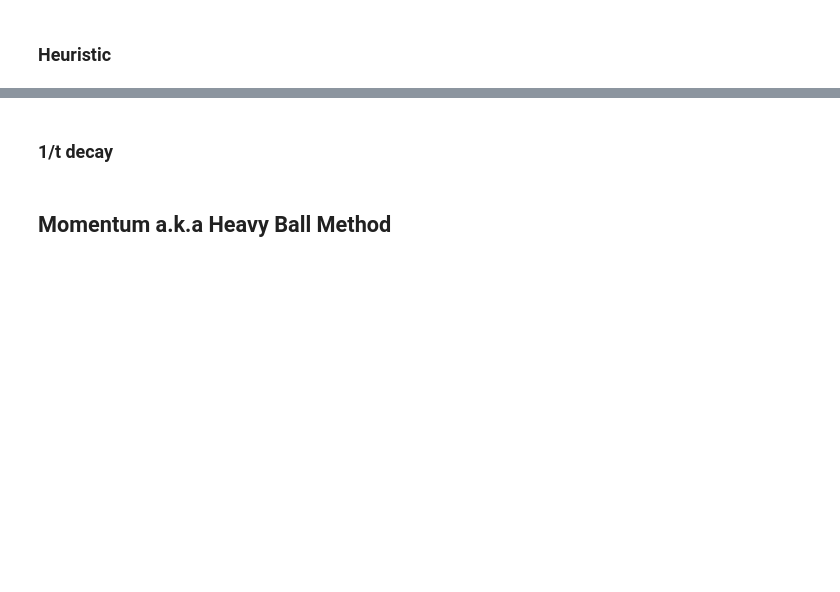
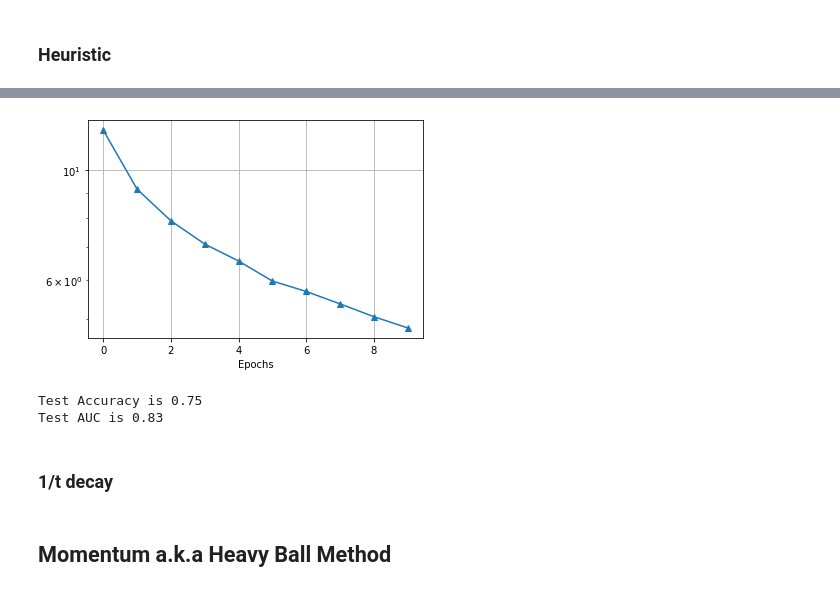
Before and after one commit to simonCodeZzz/DSA4212_Assignment1, a Jupyter notebook: assignment_1_celeba_Model.ipynb, the cells around one changed output, grey strips where cells are left out. Drawn from its saved outputs; the diff is of its cells as text; code cells hidden in the pictures; blank space fills up the shorter version.

```diff
--- a/assignment_1_celeba_Model.ipynb
+++ b/assignment_1_celeba_Model.ipynb
@@ -510,0 +593,3 @@ Test AUC is 0.78
+# %%
+loss_heuristic, loss_epoch_heuristic, valid_acc_heuristic, beta_heuristic = train_SGD_heuristic(
+    train_img_arr, train_label, beta_init, 1e-7, loss_LR_values_and_grad, n_epoch = 10, verbose = 1)
@@ -511,3 +607,12 @@ Test AUC is 0.78
+# %%
+plot_loss(loss_epoch_heuristic)
+# %% [output]
+[figure, added]
+# %%
+acc_test, auc_test = test_acc_auc(beta_heuristic, test_label, test_img_arr)
+# %% [output]
+Test Accuracy is 0.75
+Test AUC is 0.83
 # %% [markdown]
 ### 1/t decay
 # %%
```
Also changed, not shown: parts of 42 cells of this notebook.
